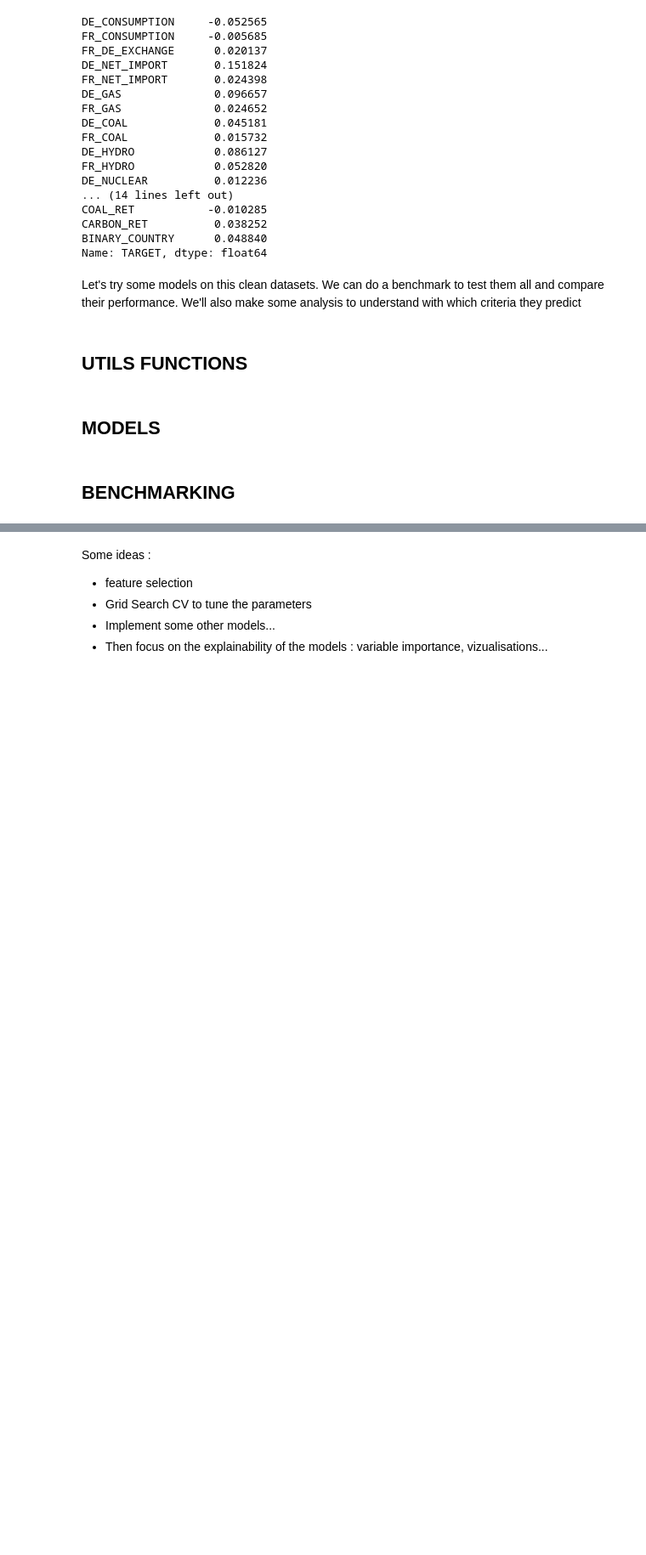
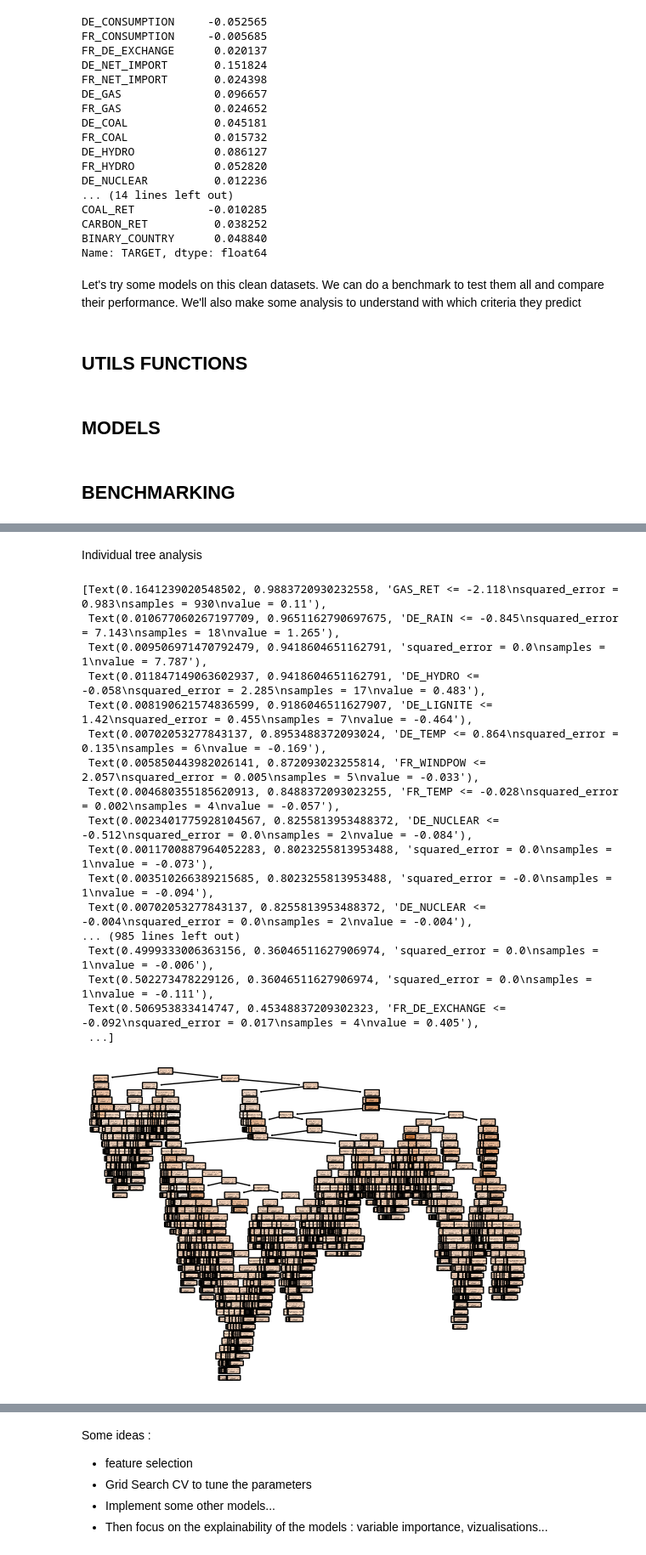
Before and after one commit to hugothevenet/EL_project, a Jupyter notebook: notebooks/main_notebook.ipynb, the cells around one changed output, grey strips where cells are left out. Shown: that part at 85% size. Cells and saved outputs as stored; diff of their text form; code cells hidden in the pictures; blank space fills up the shorter version.

```diff
--- a/notebooks/main_notebook.ipynb
+++ b/notebooks/main_notebook.ipynb
@@ -278,0 +327,32 @@ results_df
+# %% [markdown]
+Individual tree analysis
+# %%
+from sklearn.tree import plot_tree
+
+# Choose a tree index
+tree_index = 0
+
+# Access the tree
+tree = model.estimators_[tree_index]
+
+# Plot the tree directly in your notebook
+plot_tree(tree, feature_names=X_test_clean.columns, filled=True, rounded=True)
+# %% [output]
+[Text(0.1641239020548502, 0.9883720930232558, 'GAS_RET <= -2.118\nsquared_error = 0.983\nsamples = 930\nvalue = 0.11'),
+ Text(0.010677060267197709, 0.9651162790697675, 'DE_RAIN <= -0.845\nsquared_error = 7.143\nsamples = 18\nvalue = 1.265'),
+ Text(0.009506971470792479, 0.9418604651162791, 'squared_error = 0.0\nsamples = 1\nvalue = 7.787'),
+ Text(0.011847149063602937, 0.9418604651162791, 'DE_HYDRO <= -0.058\nsquared_error = 2.285\nsamples = 17\nvalue = 0.483'),
+ Text(0.008190621574836599, 0.9186046511627907, 'DE_LIGNITE <= 1.42\nsquared_error = 0.455\nsamples = 7\nvalue = -0.464'),
+ Text(0.00702053277843137, 0.8953488372093024, 'DE_TEMP <= 0.864\nsquared_error = 0.135\nsamples = 6\nvalue = -0.169'),
+ Text(0.005850443982026141, 0.872093023255814, 'FR_WINDPOW <= 2.057\nsquared_error = 0.005\nsamples = 5\nvalue = -0.033'),
+ Text(0.004680355185620913, 0.8488372093023255, 'FR_TEMP <= -0.028\nsquared_error = 0.002\nsamples = 4\nvalue = -0.057'),
+ Text(0.0023401775928104567, 0.8255813953488372, 'DE_NUCLEAR <= -0.512\nsquared_error = 0.0\nsamples = 2\nvalue = -0.084'),
+ Text(0.0011700887964052283, 0.8023255813953488, 'squared_error = 0.0\nsamples = 1\nvalue = -0.073'),
+ Text(0.003510266389215685, 0.8023255813953488, 'squared_error = -0.0\nsamples = 1\nvalue = -0.094'),
+ Text(0.00702053277843137, 0.8255813953488372, 'DE_NUCLEAR <= -0.004\nsquared_error = 0.0\nsamples = 2\nvalue = -0.004'),
+... (985 lines left out)
+ Text(0.4999333006363156, 0.36046511627906974, 'squared_error = 0.0\nsamples = 1\nvalue = -0.006'),
+ Text(0.502273478229126, 0.36046511627906974, 'squared_error = 0.0\nsamples = 1\nvalue = -0.111'),
+ Text(0.506953833414747, 0.45348837209302323, 'FR_DE_EXCHANGE <= -0.092\nsquared_error = 0.017\nsamples = 4\nvalue = 0.405'),
+ ...]
+[figure, added]
```
Also changed, not shown: parts of 11 cells of this notebook.
